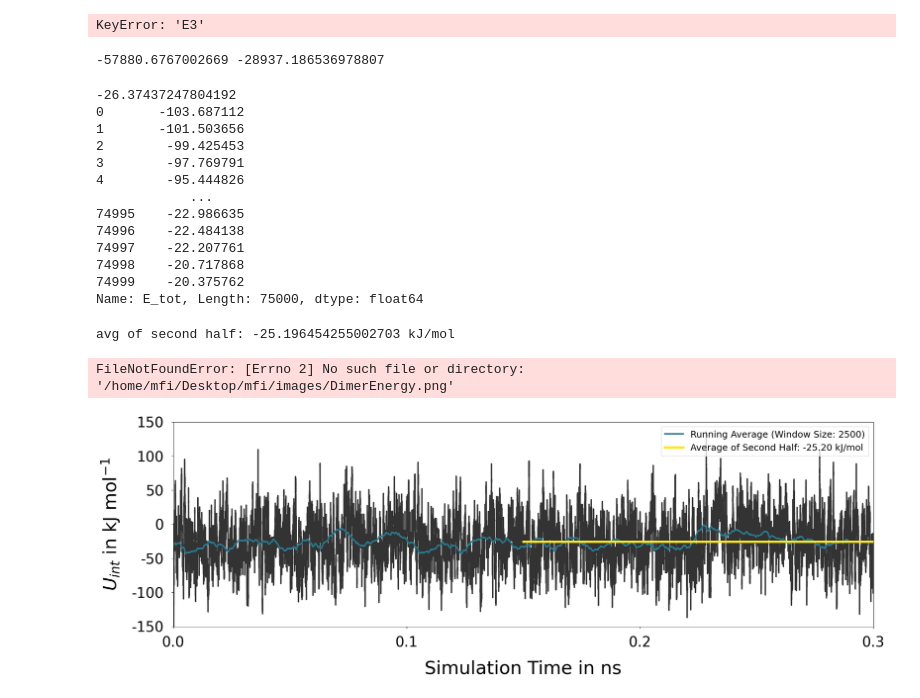
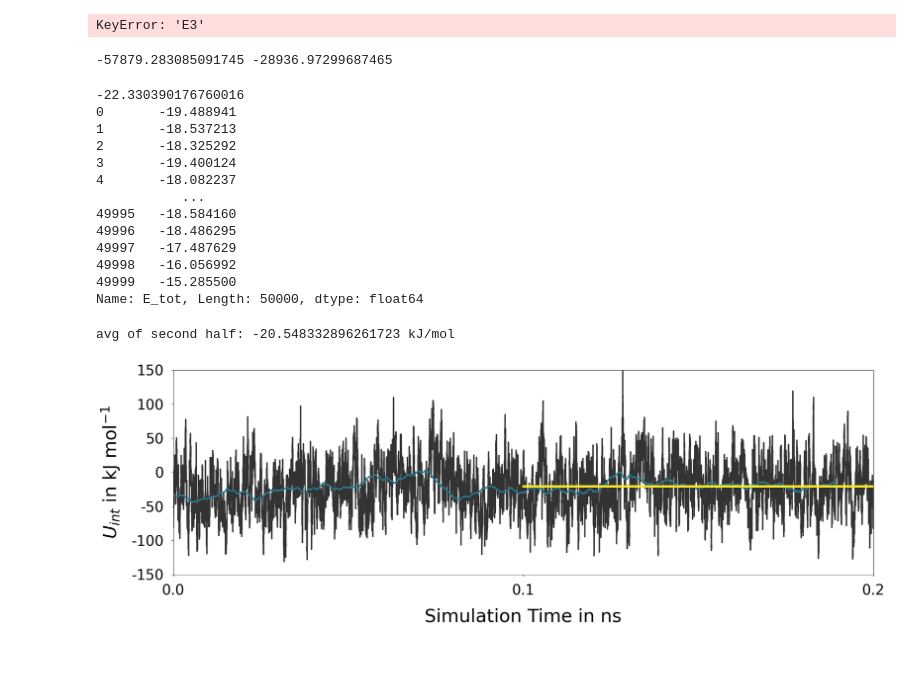
Before and after one commit to CFSHeisenberg/PlottingForThesis, a Jupyter notebook: EnergyPlots/DimerEnergies.ipynb, the cells around one changed output. Saved outputs shown, nothing was run; the diff lists cells and outputs as text; code cells hidden in the pictures; blank space fills up the shorter version.

```diff
--- a/EnergyPlots/DimerEnergies.ipynb
+++ b/EnergyPlots/DimerEnergies.ipynb
@@ -3,7 +3,7 @@ import pandas as pd
 import os
 
 # Directories containing the .en files
-directories = ['/home/mfi/Desktop/mfi/guest_rigid/dimer', '/home/mfi/Desktop/mfi/guest_rigid/DFTD3']
+directories = ['/home/mfi/Desktop/mfi/full_simulations/dimer/vacuum', '/home/mfi/Desktop/mfi/full_simulations/Guest']
 
 # Dictionary to store DataFrames with different names (E1, E2, E3, etc.)
 dfs_by_name = {}
@@ -93,26 +93,26 @@ avg_2 = dfs_by_name["E2"].iloc[:, 21].mean()
 
 print(avg_1, avg_2)
 # %% [output]
--57880.6767002669 -28937.186536978807
+-57879.283085091745 -28936.97299687465
 # %%
 U_int = dfs_by_name["E1"].iloc[:, 21] - (2*avg_2)
 
 print(U_int.mean()*4.184)
 print(U_int)
 # %% [output]
--26.37437247804192
-0       -103.687112
-1       -101.503656
-2        -99.425453
-3        -97.769791
-4        -95.444826
-            ...
-74995    -22.986635
-74996    -22.484138
-74997    -22.207761
-74998    -20.717868
-74999    -20.375762
-Name: E_tot, Length: 75000, dtype: float64
+-22.330390176760016
+0       -19.488941
+1       -18.537213
+2       -18.325292
+3       -19.400124
+4       -18.082237
+           ...
+49995   -18.584160
+49996   -18.486295
+49997   -17.487629
+49998   -16.056992
+49999   -15.285500
+Name: E_tot, Length: 50000, dtype: float64
 # %%
 import matplotlib.pyplot as plt
 import numpy as np
@@ -194,35 +194,34 @@ specific_number = second_part_mean  # Replace with your specific number
 #y_ticks = np.append(y_ticks, specific_number)
 
 # Define custom labels for the y-axis
 #y_labels = [f'{tick}' if tick != specific_number else r'$\mathbf{' + f'{tick:.2f}' + '}$' for tick in y_ticks]
 y_labels = [f'{int(tick)}' if tick != specific_number else r'$\mathbf{' + f'{int(tick)}' + '}$' for tick in y_ticks]
 
 
 plt.yticks(y_ticks, y_labels, fontsize="28")  # Set y-axis ticks
 
 # Add this line to display tick mark lines inside the plot area
 plt.tick_params(axis='both', which='both', direction='out', bottom=True, top=False, left=True, right=False, pad=15)
 
 # Specify xmin parameter to visually show the second half of the mean line
 #plt.axvline(x=x_max/2, linestyle='-', color="#fde725", linewidth="2.5")
 plt.axhline(y=second_part_mean, linestyle='-', color="#fde725", linewidth="5",label=f'Average of Second Half: {second_part_mean:.2f} kJ/mol', xmin=0.5, xmax=1)
 plt.xlabel('Simulation Time in ns', fontsize='36', labelpad = 20)
 plt.ylabel(r'$U_{int}$ in kJ mol$^{-1}$', fontsize='36', labelpad = 20)
 #plt.title('ΔU of 1guest@MOF')
 #plt.grid(linestyle="-")
 plt.ylim(-150, 150)
 ticks = np.arange(-150, 151, 50)
 labels = [str(tick) for tick in ticks]
 plt.yticks(ticks, labels)
 #plt.fill_between(running_avg.index, 0, running_avg, color="b", alpha=0.1)
 #plt.legend()
 plt.grid(False)
 #plt.title('3Phth@MIL-68(Ga)', fontsize='36')
-plt.legend(fontsize='18', loc = "upper right")
+#plt.legend(fontsize='18', loc = "upper right")
 plt.subplots_adjust(left=0.15, right=0.95, bottom=0.20, top=0.90)
-plt.savefig("/home/mfi/Desktop/mfi/images/DimerEnergy.png")
+plt.savefig("/home/mfi/Desktop/mfi/full_simulations/dimer/DimerEnergy.png")
 plt.show()
 # %% [output]
-avg of second half: -25.196454255002703 kJ/mol
+avg of second half: -20.548332896261723 kJ/mol
-FileNotFoundError: [Errno 2] No such file or directory: '/home/mfi/Desktop/mfi/images/DimerEnergy.png'
-[figure, old version]
+[figure, new version]
```
Also changed, not shown: parts of 3 cells of this notebook, 25 other files.
